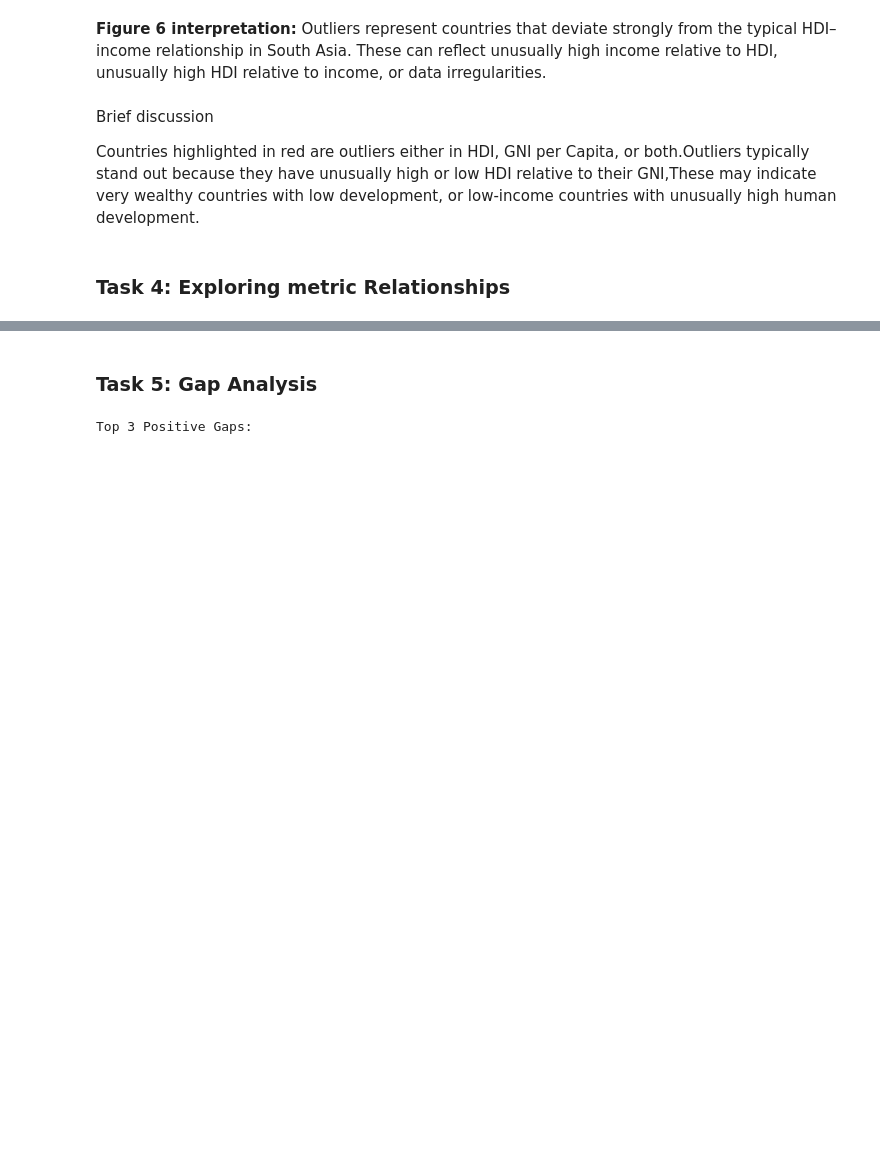
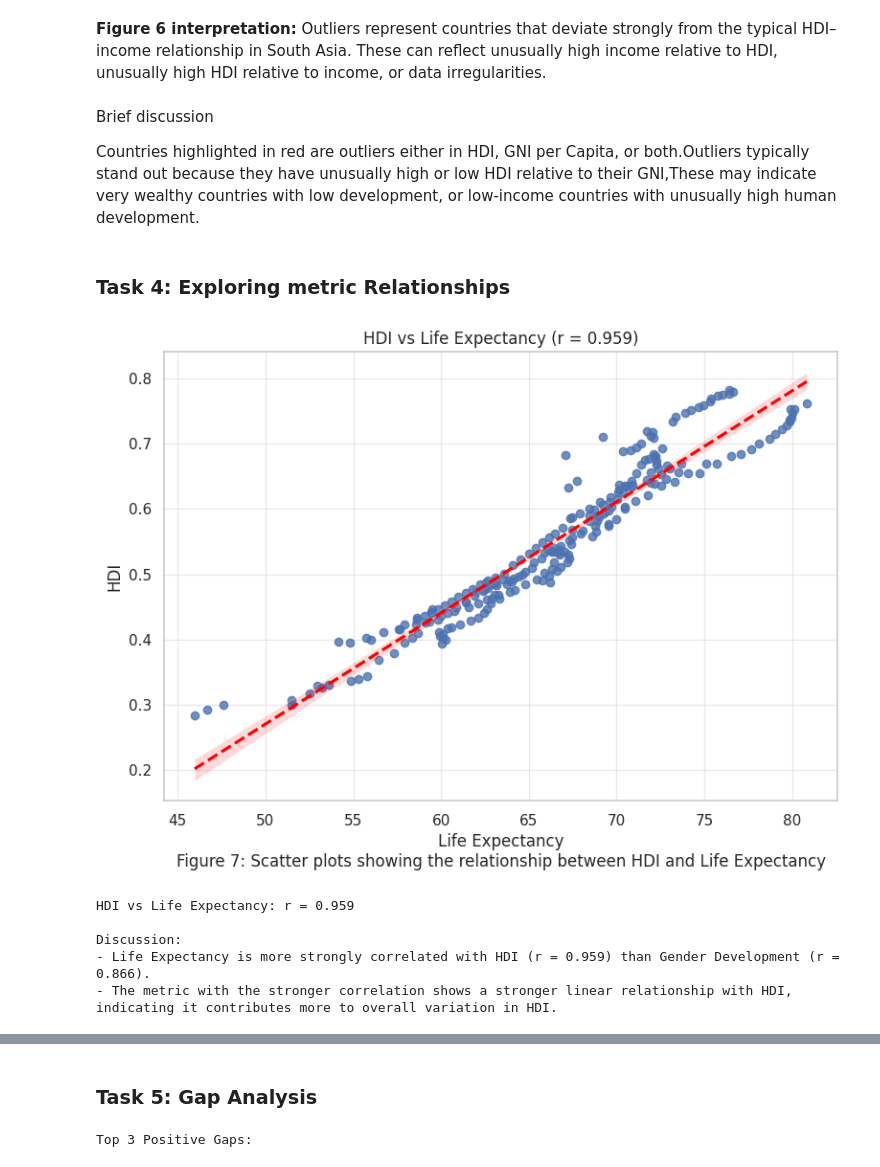
Before and after one commit to Ajendra11/Concepts-and-Technologies-of-AI, a Jupyter notebook: 2501936_AjendraRai.ipynb, the cells around one changed output, grey strips where cells are left out. Cells and saved outputs as stored; diff of their text form; code cells hidden in the pictures; blank space fills up the shorter version.

```diff
--- a/2501936_AjendraRai.ipynb
+++ b/2501936_AjendraRai.ipynb
@@ -869,4 +876,32 @@ Brief discussion
  Countries highlighted in red are outliers either in HDI, GNI per Capita, or both.Outliers typically stand out because they have unusually high or low HDI relative to their GNI,These may indicate very wealthy countries with low development, or low-income countries with unusually high human development.
 # %% [markdown]
 ### **Task 4: Exploring metric Relationships**
+# %%
+# Correlation
+corr1= hdi_sa["hdi"].corr(hdi_sa["life_expectancy"])
+
+
+# Plot
+plt.figure(figsize=(8, 6))
+sns.regplot(x="life_expectancy", y="hdi", data=hdi_sa,line_kws={'color':'red', 'linestyle':'--'})
+
+plt.title(f"HDI vs Life Expectancy (r = {corr1:.3f})")
+plt.xlabel('Life Expectancy\nFigure 7: Scatter plots showing the relationship between HDI and Life Expectancy')
+plt.ylabel("HDI")
+plt.grid(True, alpha=0.4)
+plt.tight_layout()
+plt.savefig("/content/drive/MyDrive/CAI/figures/figure7.png", dpi=300)
+plt.show()
+print(f"HDI vs Life Expectancy: r = {corr1:.3f}")
+# Discussion
+print("\nDiscussion:")
+print(f"- Life Expectancy is more strongly correlated with HDI (r = {corr1:.3f}) than Gender Development (r = {corr2:.3f}).")
+print("- The metric with the stronger correlation shows a stronger linear relationship with HDI, indicating it contributes more to overall variation in HDI.")
+# %% [output]
+[figure, added]
+HDI vs Life Expectancy: r = 0.959
+
+Discussion:
+- Life Expectancy is more strongly correlated with HDI (r = 0.959) than Gender Development (r = 0.866).
+- The metric with the stronger correlation shows a stronger linear relationship with HDI, indicating it contributes more to overall variation in HDI.
 # %%
```
Also changed, not shown: parts of 26 cells of this notebook.
